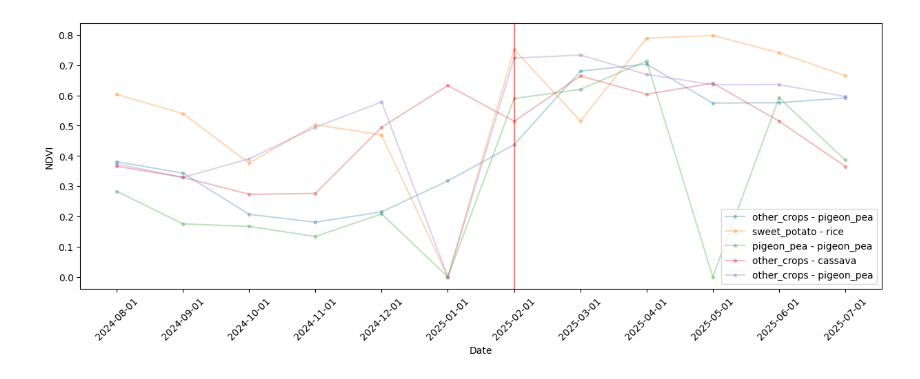
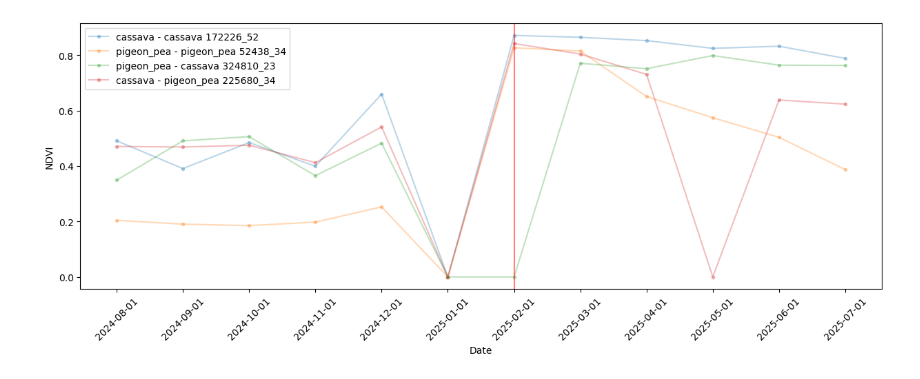
Before and after one commit to WorldCereal/worldcereal-cop4geoglam, a Jupyter notebook: notebooks/data_and_results_investigation.ipynb, the cells around one changed output. Cells and saved outputs as stored; diff of their text form; code cells hidden in the pictures.

```diff
--- a/notebooks/data_and_results_investigation.ipynb
+++ b/notebooks/data_and_results_investigation.ipynb
@@ -173,5 +241,4 @@ def separate_north_south(df, cutpoint_psu=100000):
     df['location'] = df['id_ssu'].apply(lambda x: 'north' if int(x.split('_')[0]) < cutpoint_psu else 'south')
     return df
 # %%
-catboost_results = separate_north_south(catboost_results)
-presto_results = separate_north_south(presto_results)
+results = separate_north_south(results)
@@ -273,11 +245,42 @@ def plot_ndvi_time_series(presto_formatted_df, id_ssus=[], nsamples=10):
+# %%
+classes_to_check = [('cassava', 'pigeon_pea')]
+
+def sample_cases_of_interest(df, classes_to_check, predictor='catboost', nsamples=1):
+    sampled_ids = []
+    for class_a, class_b in classes_to_check:
+        # True positives for class_a
+        tp_a = df[(df['finetune_class'] == class_a) & (df[f'{predictor}_predicted_class'] == class_a)]
+        if tp_a.shape[0] > nsamples:
+            tp_a = tp_a.sample(n=nsamples)['id_ssu'].to_list()
+        else:
+            tp_a = []
+        # True positives for class_b
+        tp_b = df[(df['finetune_class'] == class_b) & (df[f'{predictor}_predicted_class'] == class_b)]
+        if tp_b.shape[0] > nsamples:
+            tp_b = tp_b.sample(n=nsamples)['id_ssu'].to_list()
+        else:
+            tp_b = []
+        # class_a confused as class_b
+        a_as_b = df[(df['finetune_class'] == class_a) & (df[f'{predictor}_predicted_class'] == class_b)]
+        if a_as_b.shape[0] > nsamples:
+            a_as_b = a_as_b.sample(n=nsamples)['id_ssu'].to_list()
+        else:
+            a_as_b = []
+        # class_b confused as class_a
+        b_as_a = df[(df['finetune_class'] == class_b) & (df[f'{predictor}_predicted_class'] == class_a)]
+        if b_as_a.shape[0] > nsamples:
+            b_as_a = b_as_a.sample(n=nsamples)['id_ssu'].to_list()
+        else:
+            b_as_a = []
+        sampled_ids.extend(tp_a + tp_b + a_as_b + b_as_a)
+    return sampled_ids
+# %%
+ssus = sample_cases_of_interest(results, classes_to_check, nsamples=1, predictor='catboost')
 # %%
-test_embeddings['id_ssu'].unique()
-ssus = ['100356_55', '377793_53', '83833_11','93505_33','58057_55']
-presto_formatted_df = test_df.copy()
-test_df['predicted_class'] = all_preds
 plot_ndvi_time_series(
-    presto_formatted_df=test_df,
+    presto_formatted_df=results,
+    predictor ='catboost',
     id_ssus=ssus,
 )
 # %% [output]
-[figure, old version]
+[figure, new version]
```
Also changed, not shown: parts of 7 cells of this notebook.
